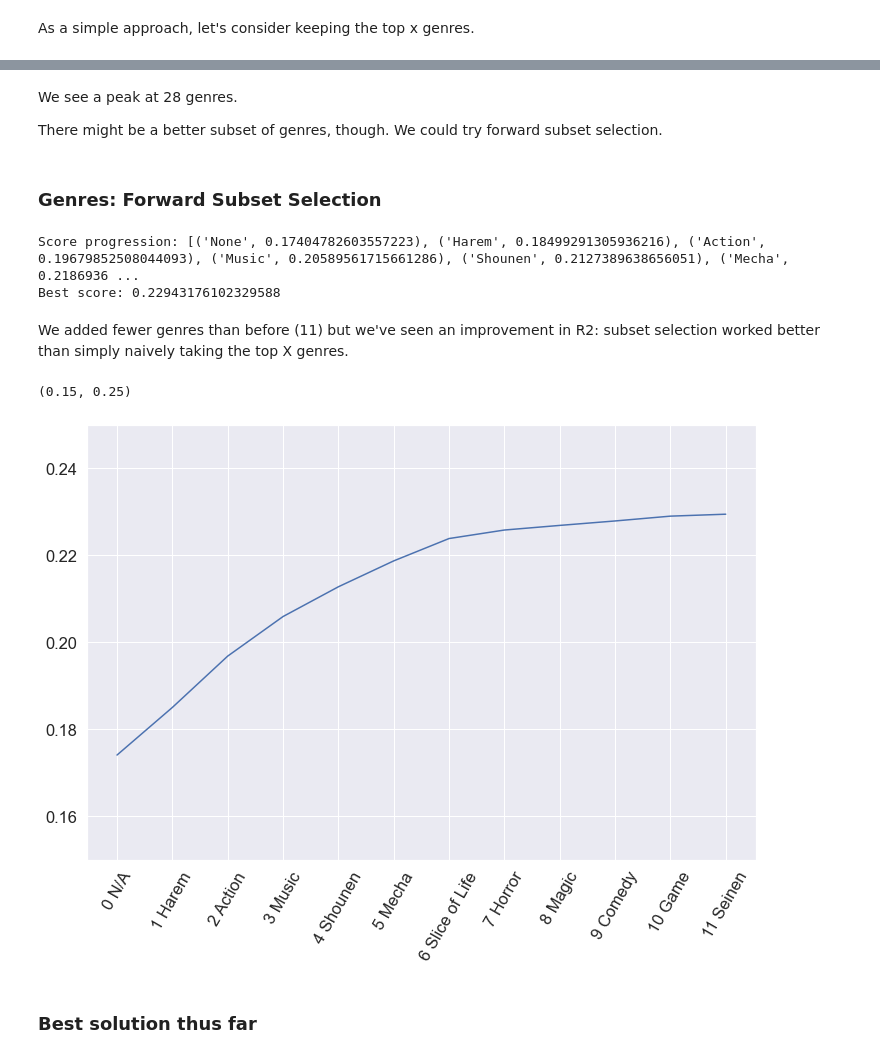
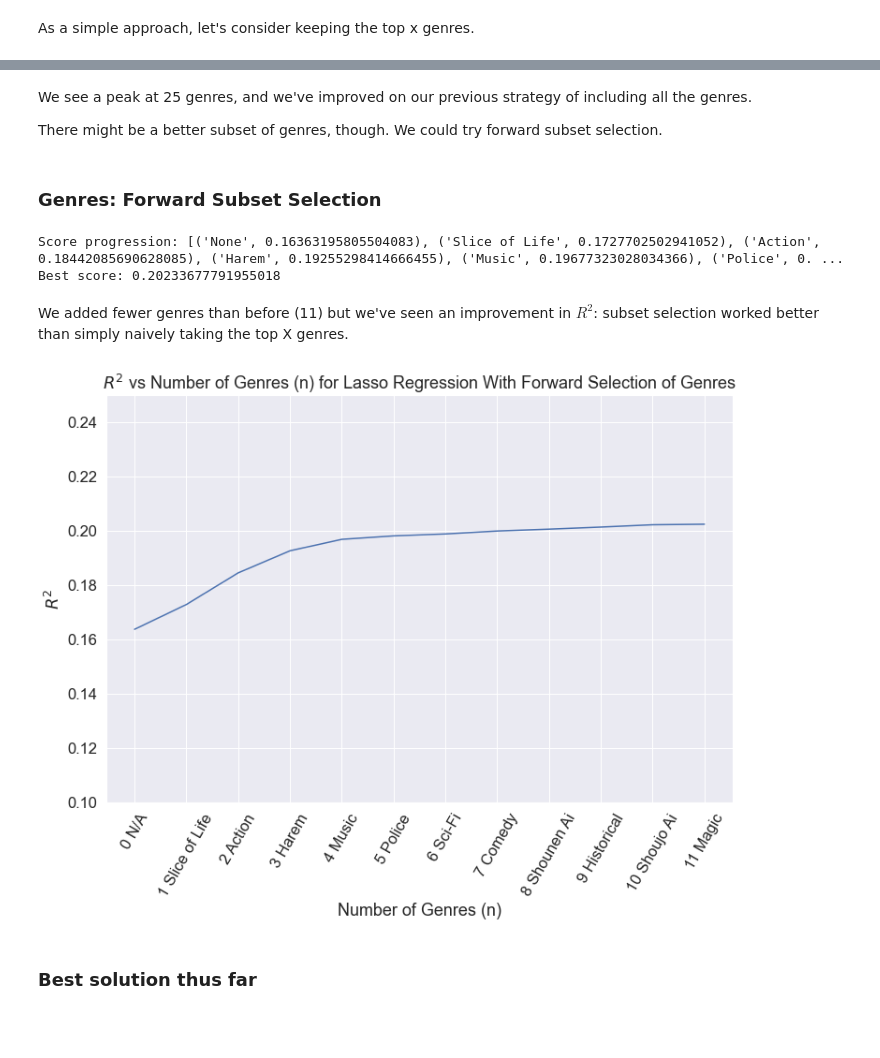
Before and after one commit to zhouandrewc/anime-sales-prediction, a Jupyter notebook: notebooks/5_regression.ipynb, the cells around one changed output, grey strips where cells are left out. Cells and saved outputs as stored; diff of their text form; code cells hidden in the pictures; blank space fills up the shorter version.

```diff
--- a/notebooks/5_regression.ipynb
+++ b/notebooks/5_regression.ipynb
@@ -273,5 +350,5 @@ print(cv_score_r, cv_score_l)
 # %%
-features = ["score", "year", "member", "rating", "day", "season_qtr"]
+features = ["score", "year", "members", "rating", "source", "day", "season_qtr"]
 
 lm_r, cv_score_r, _ = ridge_regress(features)
 lm_l, cv_score_l, _ = lasso_regress(features)
@@ -330,7 +493,7 @@ At least for this set of features, polynomial regression with degree 2 does rath
 
 Now let's add genre. Additionally, we'll use only lasso from now on as it has been consistently better.
 # %%
-features = ["score", "year", "member", "rating"]
+features = ["score", "year", "members", "rating", "source"]
 features.extend(genre_list)
 
 lm_l, cv_score_l, scaler_l = lasso_regress(features)
@@ -371,7 +534,7 @@ def top_genres(num):
     """
     return genres_by_frequency.head(num).index.tolist()
 # %%
-features = ["score", "year", "member", "rating"]
+features = ["score", "year", "members", "rating", "source"]
 
 cv_scores = []
 
@@ -379,8 +542,3 @@ for num in range(1, len(genre_list)+1):
     features_mod = np.concatenate([features, top_genres(num)])
     _, cv_score_l, _ = lasso_regress(features_mod)
     cv_scores.append(cv_score_l)
-
-print("Maximum score occurs at:", np.argmax(cv_scores)+1)
-print("Maximum score is:", np.max(cv_scores))
-g = sns.lineplot(x=range(1, len(genre_list)+1), y=cv_scores)
-g.set_ylim(0, 0.25);
@@ -391,11 +557,11 @@ Maximum score is: 0.2168498866556796
 # %% [markdown]
-We see a peak at 28 genres.
+We see a peak at 25 genres, and we've improved on our previous strategy of including all the genres.
 
 There might be a better subset of genres, though. We could try forward subset selection.
 # %% [markdown]
 ### Genres: Forward Subset Selection
 # %%
-features = ["score", "year", "member", "rating"]
+features = ["score", "year", "members", "rating", "source"]
 
 _, original_cv_score, _ = lasso_regress(features)
 
@@ -410,7 +576,8 @@ while True:
     best_genre = None
     for genre in genres_left:
         current_genre = genre
-        new_features = np.concatenate([features, selected_genres, [current_genre]])
+        new_features = np.concatenate([features, selected_genres,\
+                                      [current_genre]])
         _, cv_score_l, _ = lasso_regress(new_features)
 
         if cv_score_l > best_score:
@@ -427,20 +594,23 @@ while True:
 print("Score progression:", list(zip(list(["None"] + selected_genres), selection_cv_scores)))
 print("Best score:", selection_cv_scores[-1])
 # %% [output]
-Score progression: [('None', 0.17404782603557223), ('Harem', 0.18499291305936216), ('Action', 0.19679852508044093), ('Music', 0.20589561715661286), ('Shounen', 0.2127389638656051), ('Mecha', 0.2186936 ...
-Best score: 0.22943176102329588
+Score progression: [('None', 0.16363195805504083), ('Slice of Life', 0.1727702502941052), ('Action', 0.18442085690628085), ('Harem', 0.19255298414666455), ('Music', 0.19677323028034366), ('Police', 0. ...
+Best score: 0.20233677791955018
 # %% [markdown]
-We added fewer genres than before (11) but we've seen an improvement in R2: subset selection worked better than simply naively taking the top X genres.
+We added fewer genres than before (11) but we've seen an improvement in $R^2$: subset selection worked better than simply naively taking the top X genres.
 # %%
 g = sns.lineplot(x=range(len(selection_cv_scores)), y=selection_cv_scores)
 selected_genres_add_na = np.concatenate([["N/A"], selected_genres])
 labels = [str(i) + " " + selected_genres_add_na[i] for i in range(len(selected_genres_add_na))]
 g.set_xticks(range(len(selected_genres_add_na)))
 g.set_xticklabels(labels, rotation=60)
-g.set_ylim(0.15, 0.25)
+g.set_ylim(0.1, 0.25)
+
+g.set_title("$R^2$ vs Number of Genres (n) for Lasso Regression With Forward Selection of Genres")
+g.set_xlabel("Number of Genres (n)")
+g.set_ylabel("$R^2$");
 # %% [output]
-(0.15, 0.25)
-[figure, old version]
+[figure, new version]
 # %% [markdown]
 ### Best solution thus far
 # %% [markdown]
```
Also changed, not shown: parts of 83 cells of this notebook, 6 other files.
